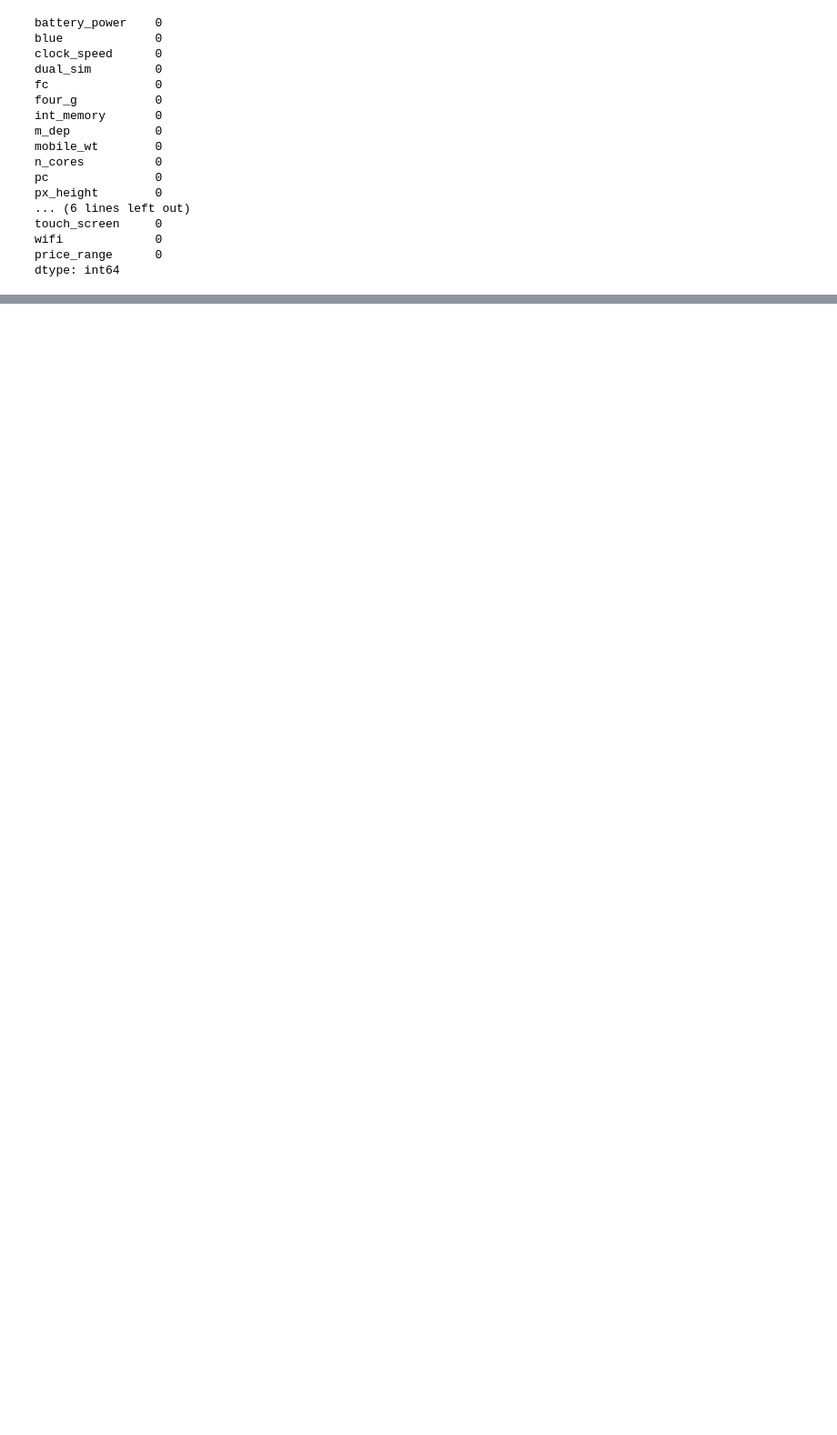
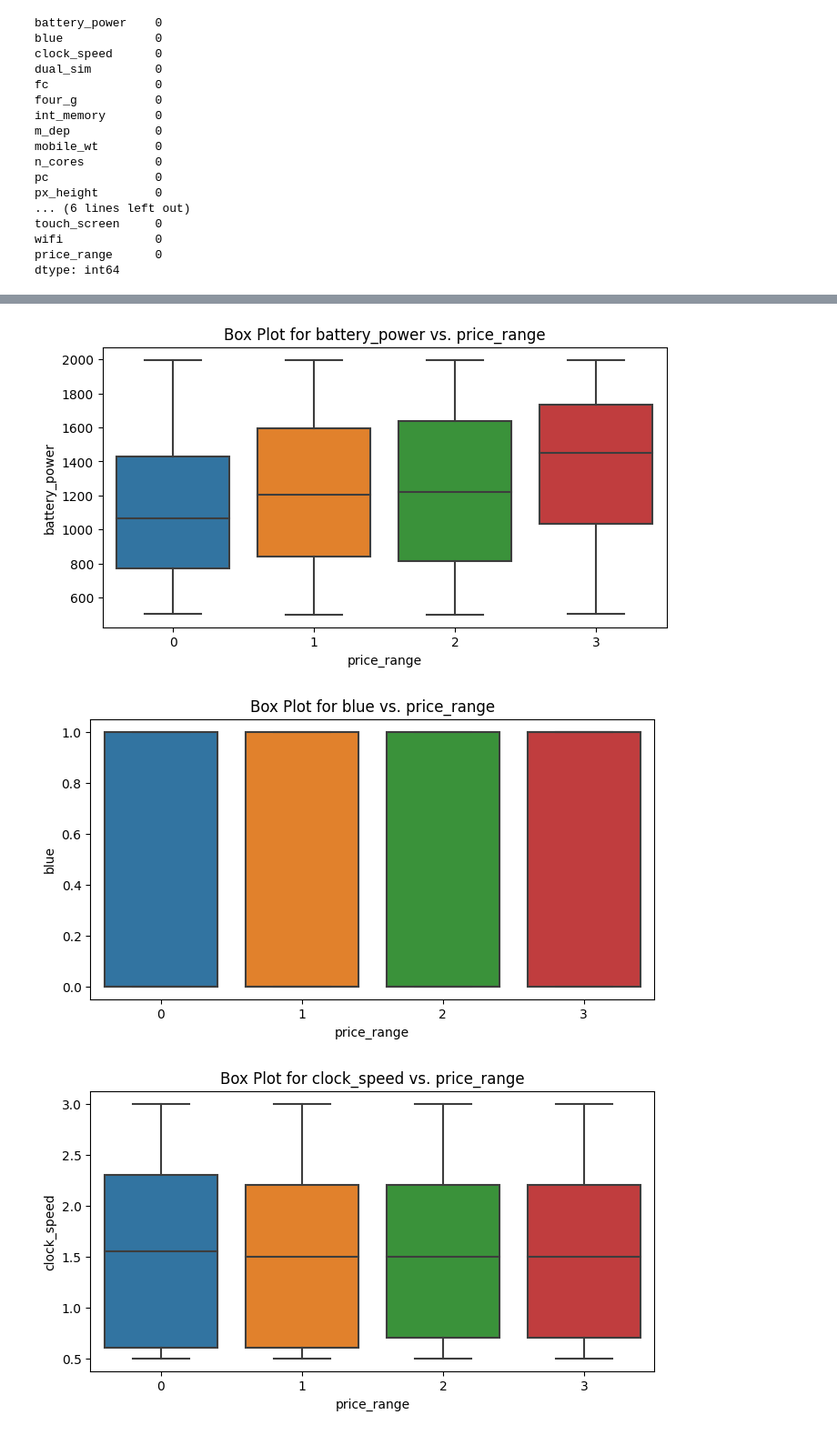
Before and after one commit to surajjorwar/Decision-Tree, a Jupyter notebook: Mobile_price_prediction_.ipynb, the cells around one changed output, grey strips where cells are left out. Shown at 91% size. Drawn from its saved outputs; the diff is of its cells as text; code cells hidden in the pictures; blank space fills up the shorter version.

```diff
--- a/Mobile_price_prediction_.ipynb
+++ b/Mobile_price_prediction_.ipynb
@@ -188,0 +190,12 @@ dtype: int64
+# %%
+# Create box plots for each feature with respect to "price_range"
+for column in df.columns:
+    if column != "price_range":
+        plt.figure(figsize=(8, 4))
+        sns.boxplot(x="price_range", y=column, data=df)
+        plt.title(f'Box Plot for {column} vs. price_range')
+        plt.show()
+# %% [output]
+[figure, added]
+[figure, added]
+[figure, added]
```
Also changed, not shown: parts of 32 cells of this notebook.
